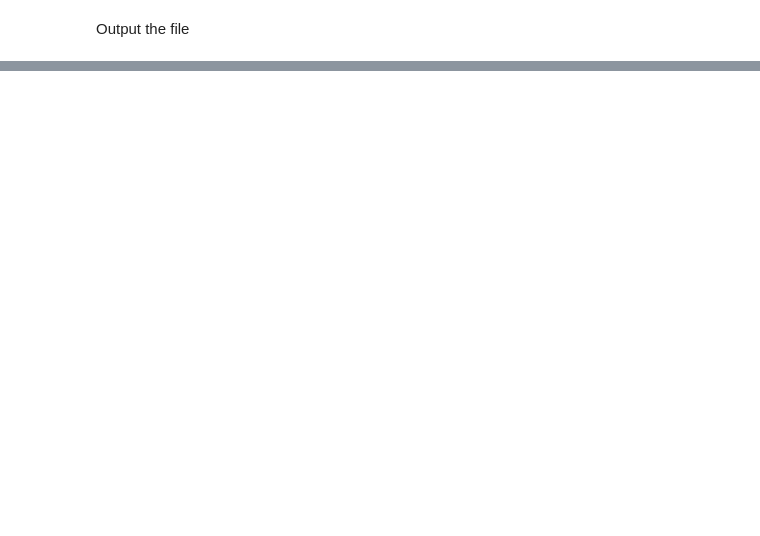
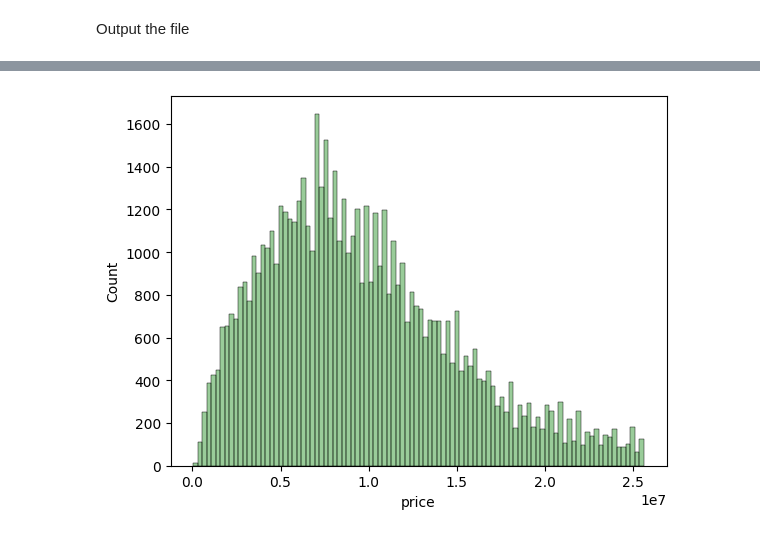
Before and after one commit to k38670462/ML_Project, a Jupyter notebook: data_processing/data.ipynb, the cells around one changed output, grey strips where cells are left out. Drawn from its saved outputs; the diff is of its cells as text; code cells hidden in the pictures; blank space fills up the shorter version.

```diff
--- a/data_processing/data.ipynb
+++ b/data_processing/data.ipynb
@@ -331,2 +329,5 @@ for i in range(2, 11):
     filter_df = df[(df['closing_year'] > (112 - i))]
     filter_df.to_csv(f'data-{i}-year.csv', index=False, encoding="utf_8_sig")
+# %%
+rec_df = df
+df
@@ -332,0 +353,17 @@ for i in range(2, 11):
+# %%
+import seaborn as sns
+import matplotlib.pyplot as plt
+
+# 去掉 price 離群值
+df = rec_df.copy()
+s = df['price'].describe()
+IQR = s['75%'] - s['25%']
+upper_bound = s['75%'] + IQR*1.5
+lower_bound = s['25%'] - IQR*1.5
+df = df[df['price'] < upper_bound]
+df = df[df['price'] > lower_bound]
+
+sns.histplot(df['price'], color='g', bins=100, alpha=0.4)
+plt.show()
+# %% [output]
+[figure, added]
```
Also changed, not shown: parts of 17 cells of this notebook, 21 other files.
